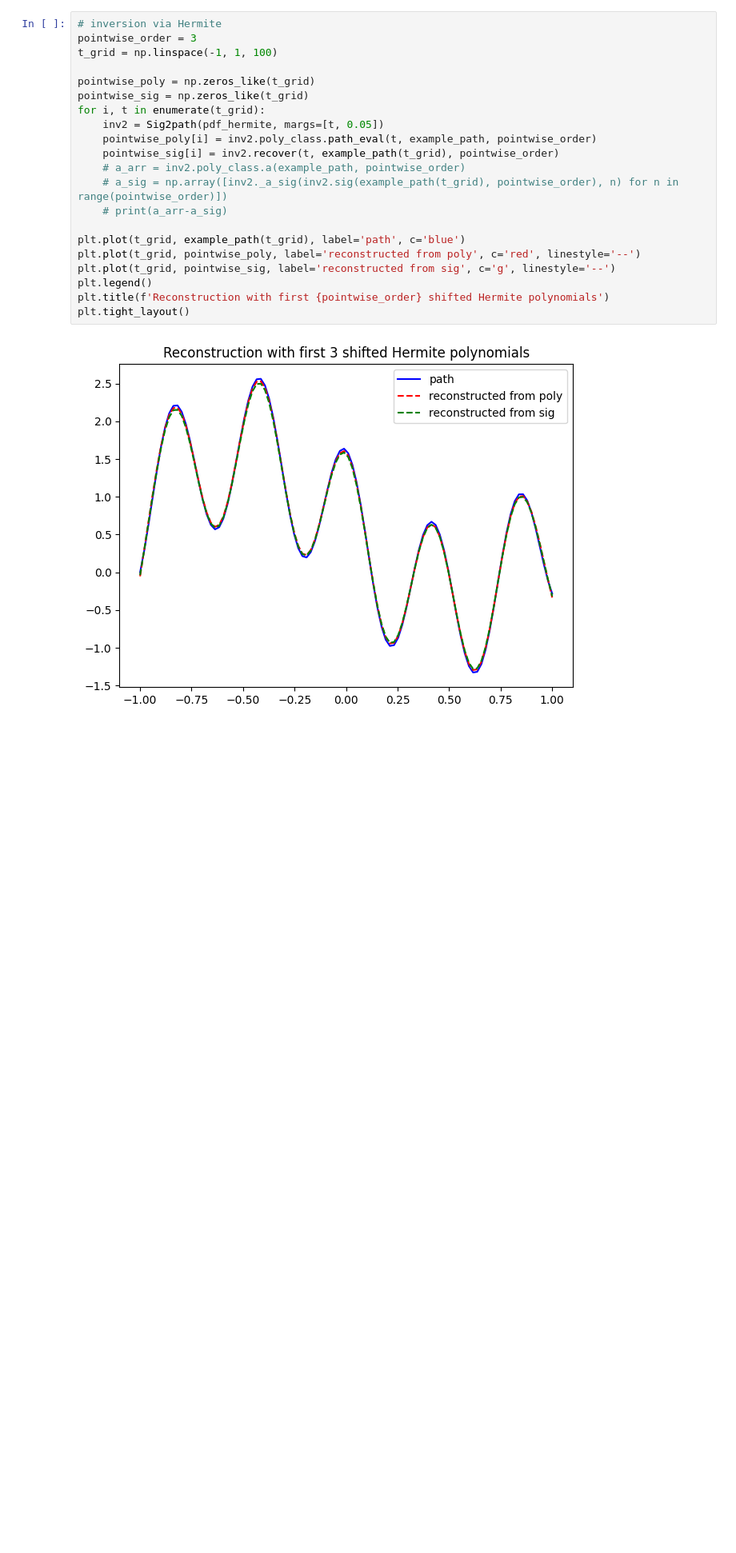
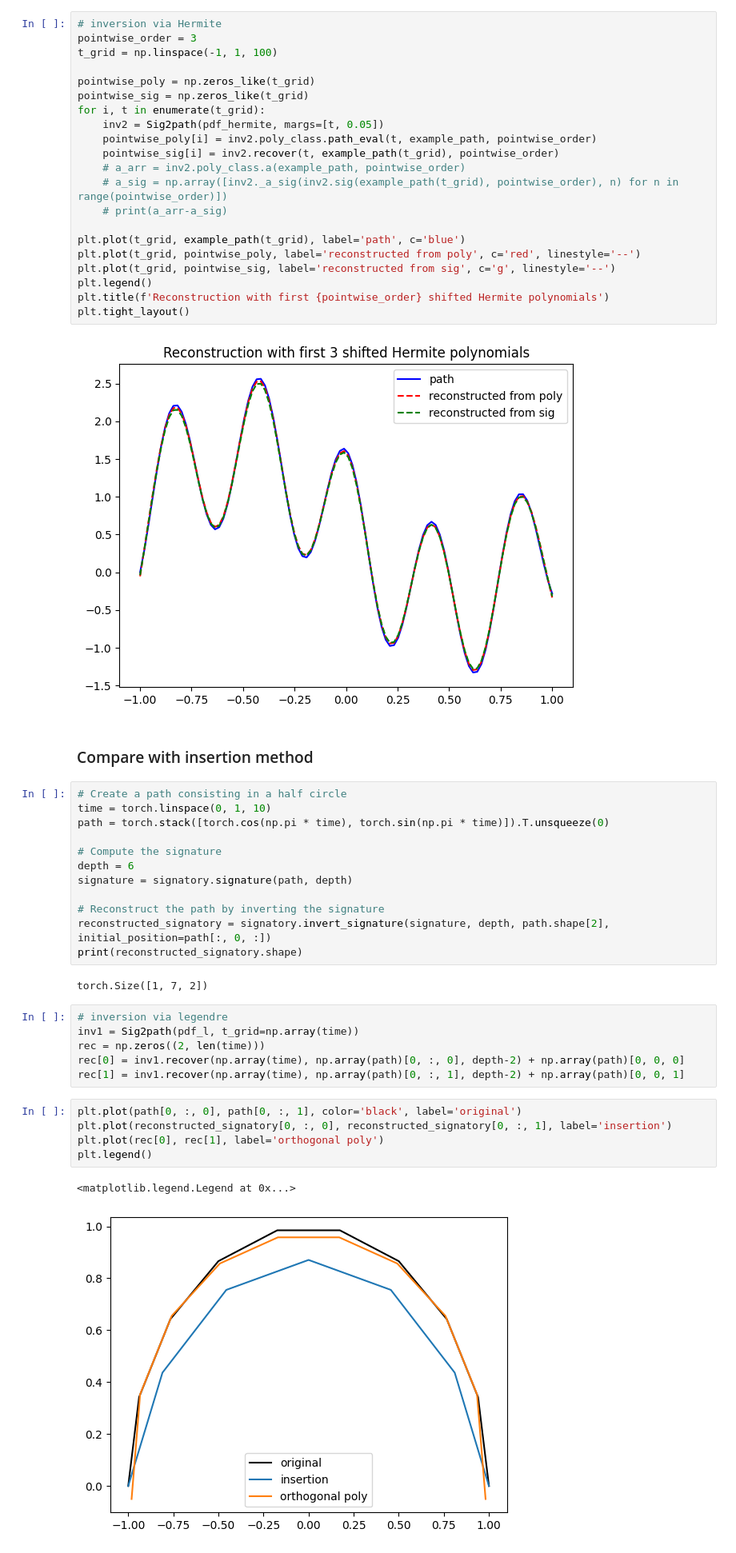
Before and after one commit to Zhuoyue-Huang/M3R-signature-inversion, a Jupyter notebook: siginversion_demo.ipynb, the cells around one changed output. Shown at 80% size. Drawn from its saved outputs; the diff is of its cells as text; blank space fills up the shorter version.

Commit message:
compare with insertion method

```diff
--- a/ortho_package_test.ipynb
+++ b/siginversion_demo.ipynb
@@ -185,3 +180,33 @@ plt.title(f'Reconstruction with first {pointwise_order} shifted Hermite polynomi
 plt.tight_layout()
 # %% [output]
 [figure]
+# %% [markdown]
+### Compare with insertion method
+# %%
+# Create a path consisting in a half circle
+time = torch.linspace(0, 1, 10)
+path = torch.stack([torch.cos(np.pi * time), torch.sin(np.pi * time)]).T.unsqueeze(0)
+
+# Compute the signature
+depth = 6
+signature = signatory.signature(path, depth)
+
+# Reconstruct the path by inverting the signature
+reconstructed_signatory = signatory.invert_signature(signature, depth, path.shape[2], initial_position=path[:, 0, :])
+print(reconstructed_signatory.shape)
+# %% [output]
+torch.Size([1, 7, 2])
+# %%
+# inversion via legendre
+inv1 = Sig2path(pdf_l, t_grid=np.array(time))
+rec = np.zeros((2, len(time)))
+rec[0] = inv1.recover(np.array(time), np.array(path)[0, :, 0], depth-2) + np.array(path)[0, 0, 0]
+rec[1] = inv1.recover(np.array(time), np.array(path)[0, :, 1], depth-2) + np.array(path)[0, 0, 1]
+# %%
+plt.plot(path[0, :, 0], path[0, :, 1], color='black', label='original')
+plt.plot(reconstructed_signatory[0, :, 0], reconstructed_signatory[0, :, 1], label='insertion')
+plt.plot(rec[0], rec[1], label='orthogonal poly')
+plt.legend()
+# %% [output]
+<matplotlib.legend.Legend at 0x...>
+[figure, added]
```
Also changed, not shown: parts of 4 cells of this notebook, 1 other file.
